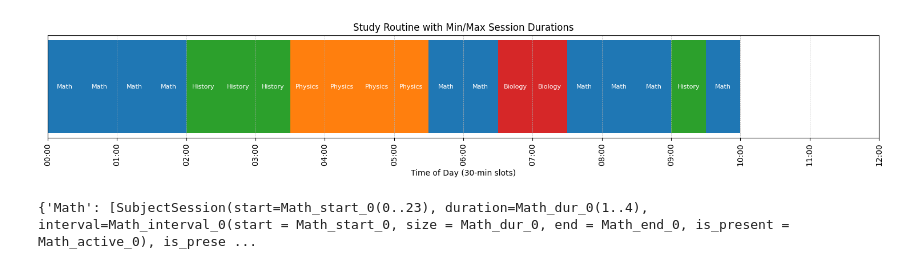
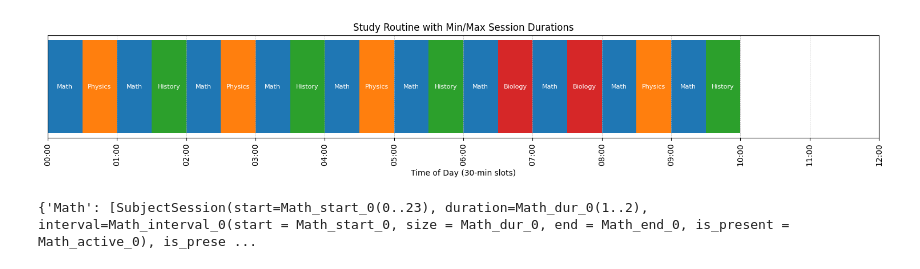
Before and after one commit to BiratBC/YojanAI, a Jupyter notebook: ml-algo/scheduler.ipynb, the cells around one changed output. Drawn from its saved outputs; the diff is of its cells as text; code cells hidden in the pictures.

```diff
--- a/ml-algo/scheduler.ipynb
+++ b/ml-algo/scheduler.ipynb
@@ -19,7 +19,7 @@ day_duration_hours = 12
 total_slots = day_duration_hours * slots_per_hour
 
 min_session_slots = 1  # 30 min
-max_session_slots = 4  # 2 hours
+max_session_slots = 2  # 2 hours
 
 # intializing the model
 model = cp_model.CpModel()
@@ -118,3 +125,3 @@ print(subject_sessions)
 Schedule found!
-[figure, old version]
+[figure, new version]
-{'Math': [SubjectSession(start=Math_start_0(0..23), duration=Math_dur_0(1..4), interval=Math_interval_0(start = Math_start_0, size = Math_dur_0, end = Math_end_0, is_present = Math_active_0), is_prese ...
+{'Math': [SubjectSession(start=Math_start_0(0..23), duration=Math_dur_0(1..2), interval=Math_interval_0(start = Math_start_0, size = Math_dur_0, end = Math_end_0, is_present = Math_active_0), is_prese ...
```
Also changed, not shown: parts of 1 cell of this notebook, 1 other file.
